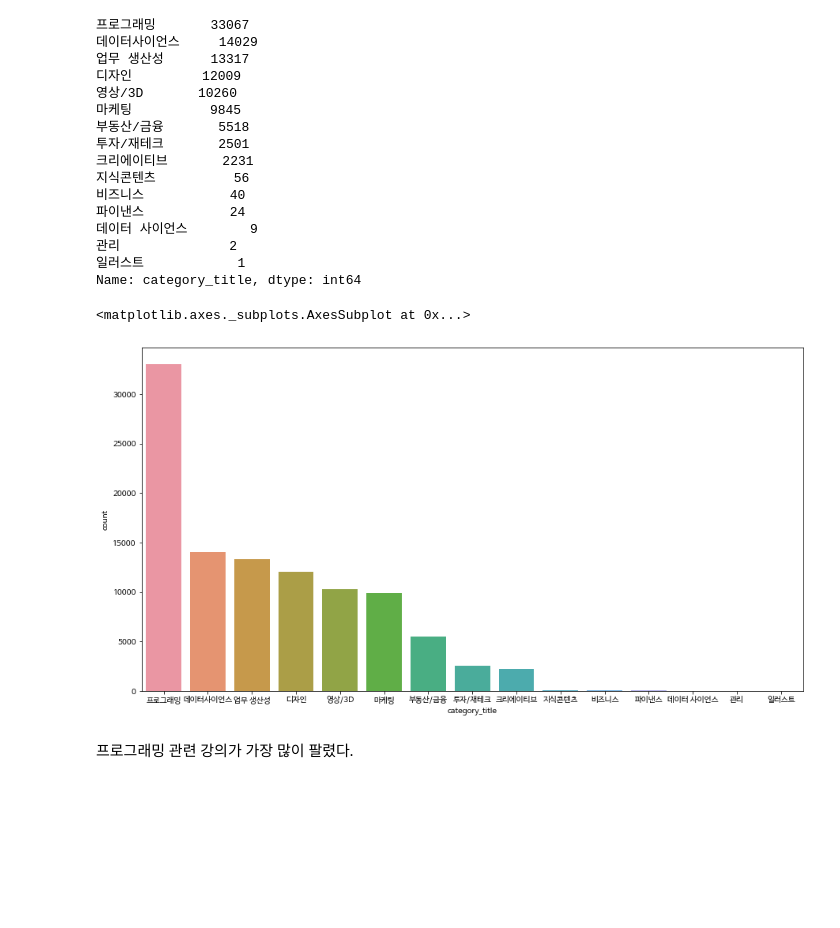
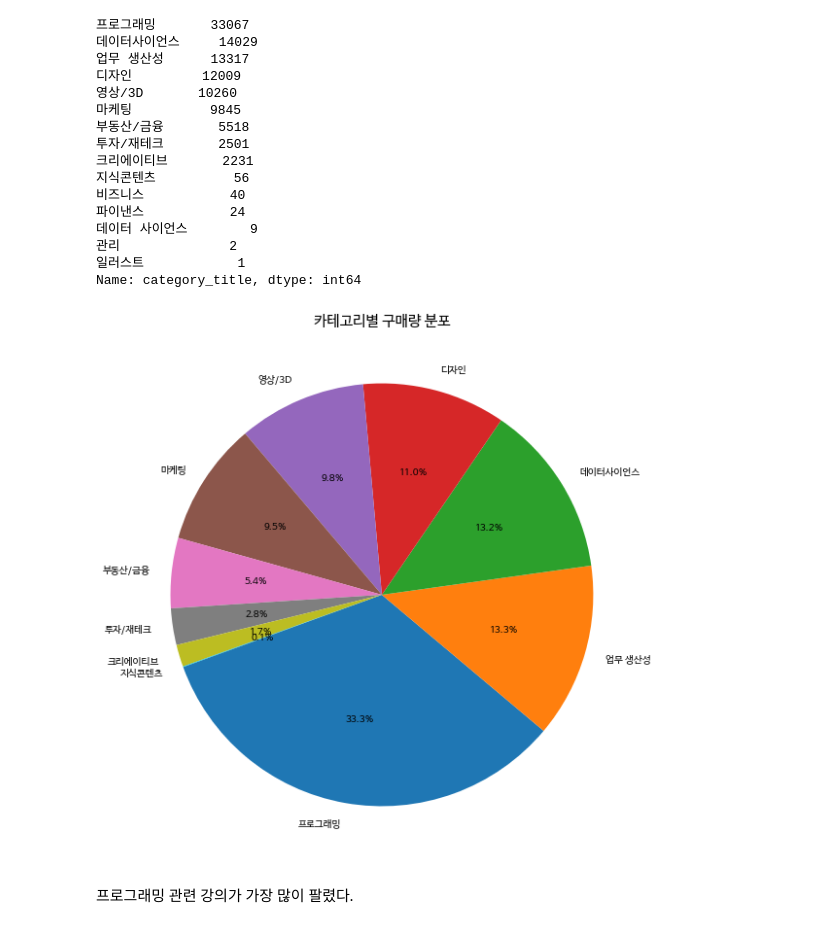
Before and after one commit to wjdrnqja9/TIL, a Jupyter notebook: 정구범_패스트캠퍼스_데이터분석.ipynb, the cells around one changed output. Cells and saved outputs as stored; diff of their text form; code cells hidden in the pictures; blank space fills up the shorter version.

```diff
--- a/정구범_패스트캠퍼스_데이터분석.ipynb
+++ b/정구범_패스트캠퍼스_데이터분석.ipynb
@@ -132 +137,15 @@ array(['개발자 커리어', '영상 편집', nan, 'PPT/보고서', '금융/투
+# %%
+# 개인 사용자들의 데이터를 확인하기 위해 format에서 기업교육 계약, 정부 사업인 B2B, B2G 제거 후 시작
+df = df[df.format.isin(['B2B', 'B2B 온라인', 'B2G'])==False]
+
+df2=df[(df['type']=='PAYMENT') & (df['state']=='COMPLETED')]  # 결제 완료 데이터 (3, 9월 제거)
+idx = df2[df2['pay_ym'] == "2021-03"].index
+df2 =df2.drop(idx)
+idx = df2[df2['pay_ym'] == "2021-09"].index
+df2 =df2.drop(idx)
+
+df3=df[(df['type']=='PAYMENT') | (df['type']=='REFUND')]      # 결제 완료 및 환불 데이터
+df3 = df3[(df['state']=='COMPLETED')]
+
+Refdf=df[(df['type']=='REFUND') & (df['state']=='COMPLETED')] # 환불만 있는 데이터
 # %% [markdown]
@@ -155,14 +170,16 @@ catitle
 관리              2
 일러스트            1
 Name: category_title, dtype: int64
-# %%
-# 카테고리 별 강의 구매 횟수 시각화
-fig = plt.figure(figsize=(15,8))
-sns.countplot( data = df, x = 'category_title' ,
-              order = df['category_title'].value_counts().index )
-# %% [output]
-<matplotlib.axes._subplots.AxesSubplot at 0x...>
-[figure, removed]
+# %%
+plt.figure(figsize=(10,10))
+temp_series = df2['category_title'].value_counts().head(10)
+labels = np.array(temp_series.index)
+sizes = np.array((temp_series / temp_series.sum())* 100)
+plt.pie(sizes, labels=labels, autopct='%1.1f%%' , startangle= 200)
+plt.title('카테고리별 구매량 분포', fontsize= 15)
+plt.show()
+# %% [output]
+[figure, added]
 # %% [markdown]
 프로그래밍 관련 강의가 가장 많이 팔렸다.
 # %%
```
Also changed, not shown: parts of 106 cells of this notebook.
